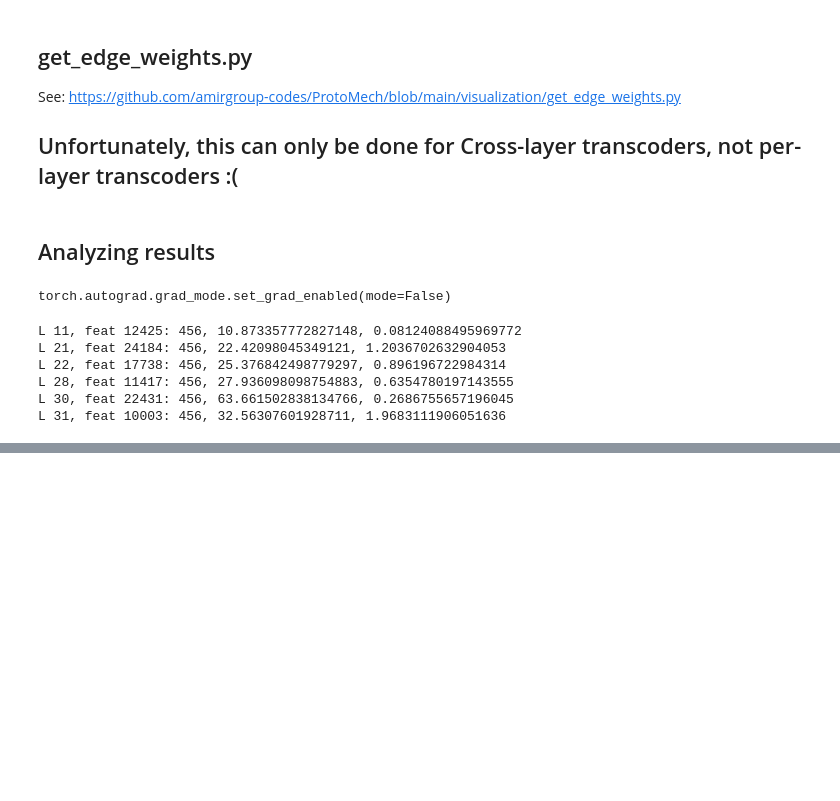
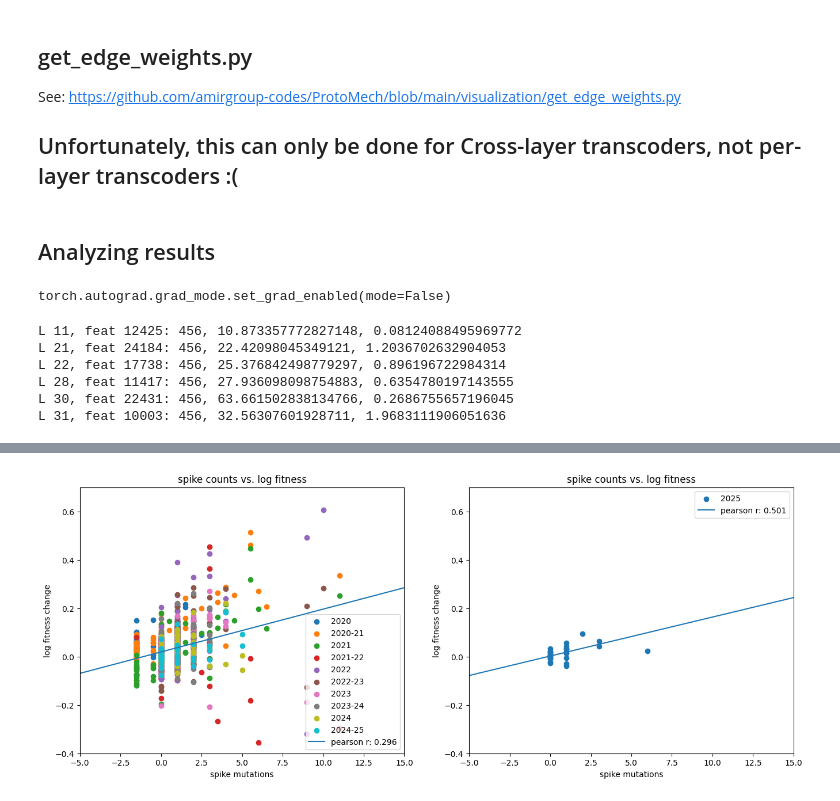
Before and after one commit to blab/mutational-embedding-vectors, a Jupyter notebook: notebooks/plm_circuits/ex27_plt_cont.ipynb, the cells around one changed output, grey strips where cells are left out. Cells and saved outputs as stored; diff of their text form; code cells hidden in the pictures; blank space fills up the shorter version.

```diff
--- a/notebooks/plm_circuits/ex27_plt_cont.ipynb
+++ b/notebooks/plm_circuits/ex27_plt_cont.ipynb
@@ -1079,0 +1194,47 @@ print(best_nodes)
+# %%
+def calc_stats(x,y,xrange):
+    x = np.array(x)
+    y = np.array(y)
+
+    idx = (x >= xrange[0]) & (x <= xrange[1])
+    x = x[idx]
+    y = y[idx]
+
+    N = x.shape[0]
+
+    correlation = pearsonr(x,y).statistic
+    x = np.array(x)[:,None]
+    w = np.linalg.lstsq(np.hstack((x, np.ones((N,1)))), y, rcond=None)[0]
+    xx = np.linspace(xrange[0], xrange[1]).T
+
+    return correlation, w[0]*xx + w[1]
+# %%
+xlow = -5
+xhigh = 15
+
+fig, ax = plt.subplots(1,2,figsize=(16,6))
+for timepoint in np.unique(mlr_data["datapoint"]):
+    time_idx = (mlr_data["datapoint"] == timepoint)
+    if timepoint < "2025":
+        ax[0].scatter([float(x) for x in mlr_data["spike"][time_idx]], mlr_data["fitness"][time_idx], label=timepoint)
+    else:
+        ax[1].scatter([float(x) for x in mlr_data["spike"][time_idx]], mlr_data["fitness"][time_idx], label=timepoint)
+
+time_idx = mlr_data["datapoint"] <= "2024"
+corr0, best_fit0 = calc_stats([float(x) for x in mlr_data["spike"][time_idx]], mlr_data["fitness"][time_idx], [xlow,xhigh])
+ax[0].plot(np.linspace(xlow, xhigh), best_fit0, label="pearson r: %-.3f"%corr0)
+
+time_idx = np.logical_not(time_idx)
+corr1, best_fit1 = calc_stats([float(x) for x in mlr_data["spike"][time_idx]], mlr_data["fitness"][time_idx], [xlow,xhigh])
+ax[1].plot(np.linspace(xlow, xhigh), best_fit1, label="pearson r: %-.3f"%corr1)
+
+for a in ax:
+    a.set_ylim([-.4, 0.7])
+    a.set_xlim([xlow,xhigh])
+    a.set_xlabel("spike mutations")
+    a.set_ylabel("log fitness change")
+    a.set_title("spike counts vs. log fitness")
+    a.legend()
+plt.show()
+# %% [output]
+[figure, added]
```
Also changed, not shown: parts of 21 cells of this notebook.
